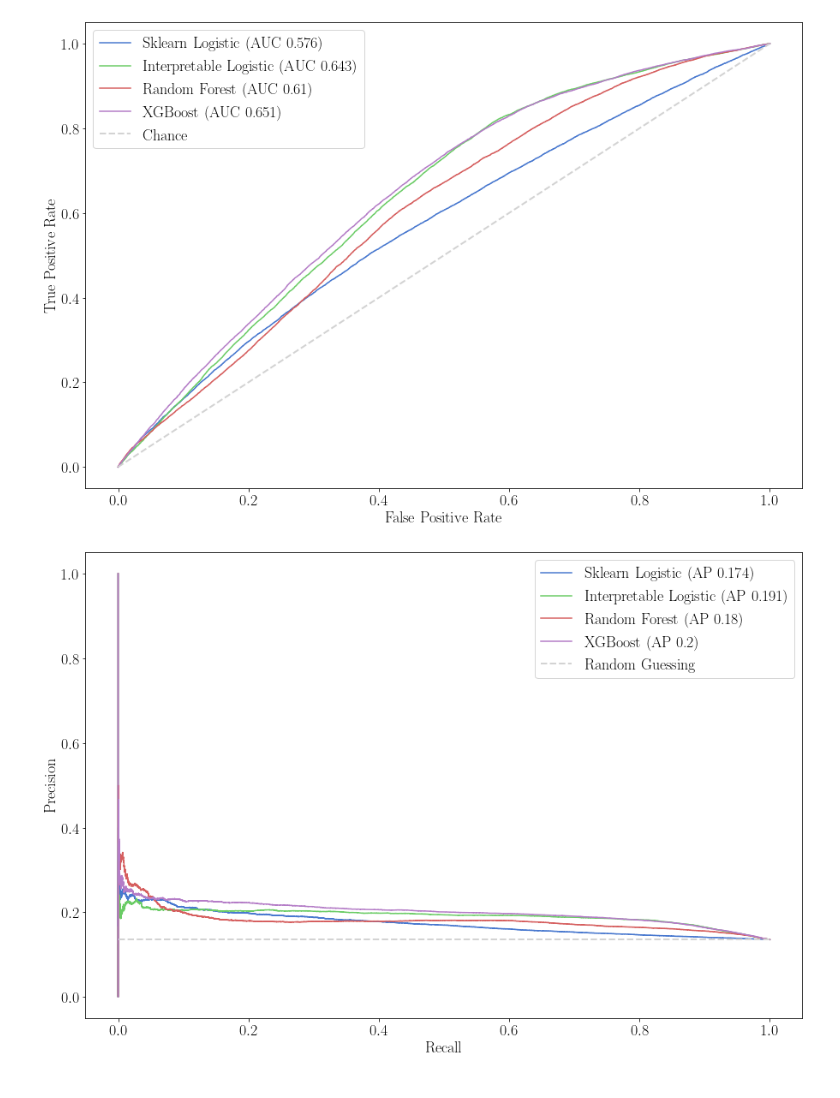
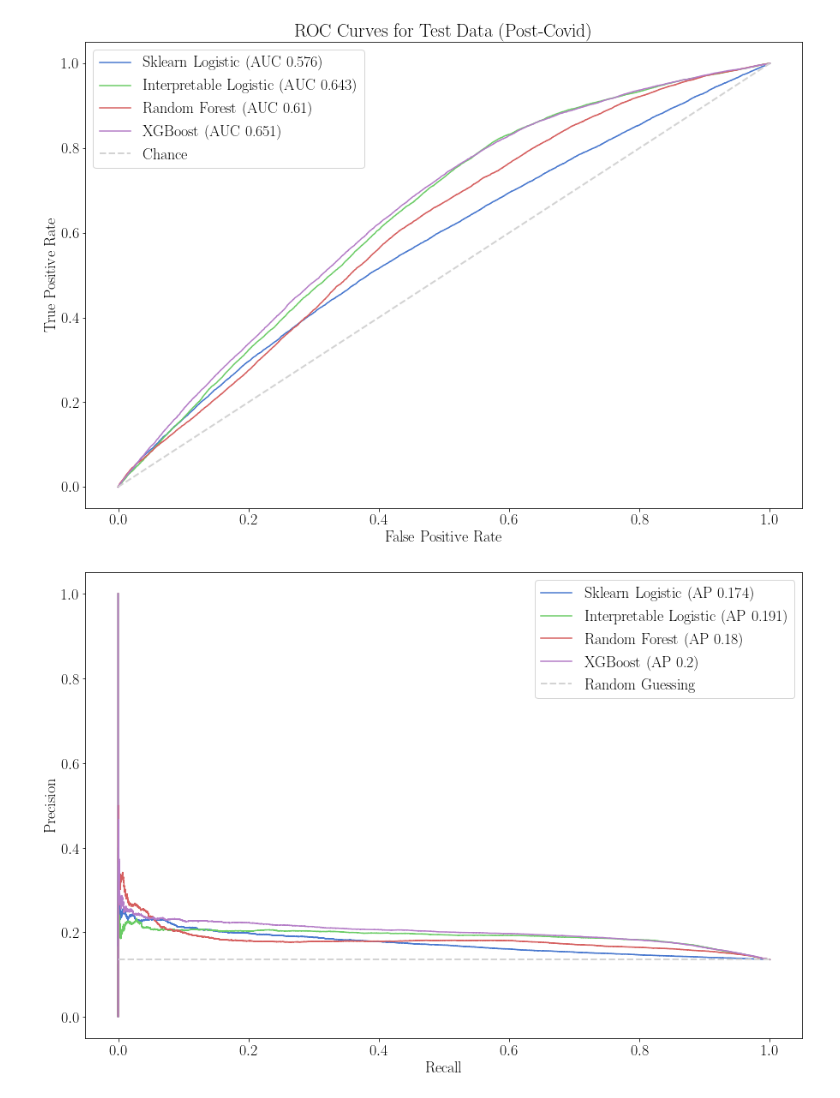
Before and after one commit to mjtv128/705-FinalProject, a Jupyter notebook: 30_predict_proba_results/roc_pr.ipynb, the cells around one changed output. Drawn from its saved outputs; the diff is of its cells as text; code cells hidden in the pictures.

```diff
--- a/30_predict_proba_results/roc_pr.ipynb
+++ b/30_predict_proba_results/roc_pr.ipynb
@@ -85,21 +88,23 @@ models = {
     "XGBoost": cov_xg,
 }
 # %%
+plt.figure(facecolor='white')
 for label, model in models.items():
     if model is None:
         continue
     auc = roc_auc_score(truth, model)
     fpr, tpr, _ = roc_curve(truth, model)
     auc = roc_auc_score(truth, model)
     plt.plot(fpr, tpr, label = label + f" (AUC {round(auc,3)})")
 plt.plot([0, 1], [0, 1], linestyle="--", lw=2, color="lightgray", label="Chance")
 plt.ylabel("True Positive Rate")
 plt.xlabel("False Positive Rate")
+plt.title("ROC Curves for Test Data (Post-Covid)")
 plt.legend()
 plt.savefig("../26_images/roc_auc_cov.png", bbox_inches="tight", dpi=400)
 plt.show()
 # %% [output]
-[figure, old version]
+[figure, new version]
 # %%
 prop = len(truth[truth == 1]) / len(truth)
 for label, model in models.items():
```
Also changed, not shown: parts of 2 cells of this notebook, 5 other files.
